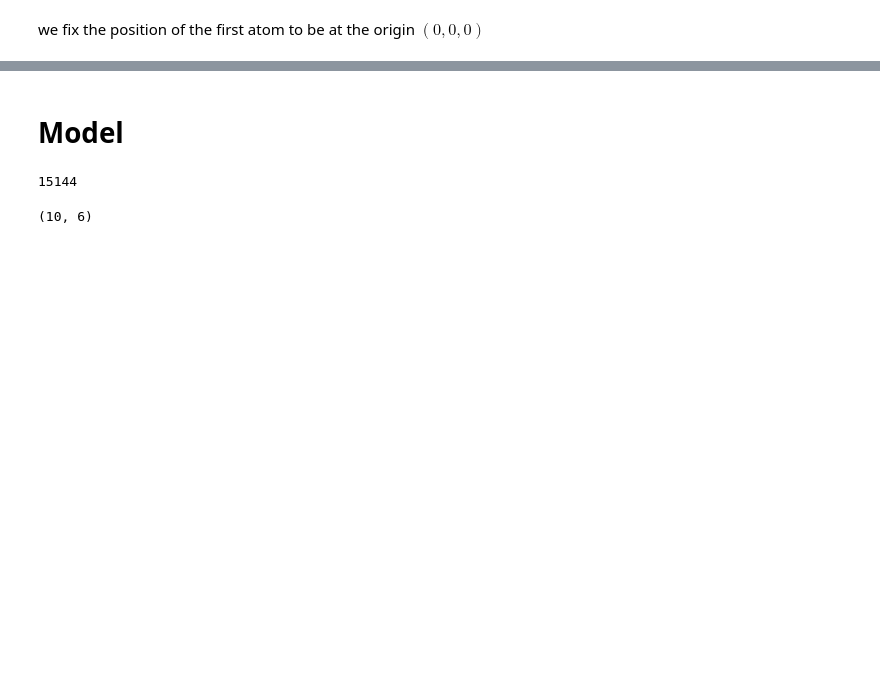
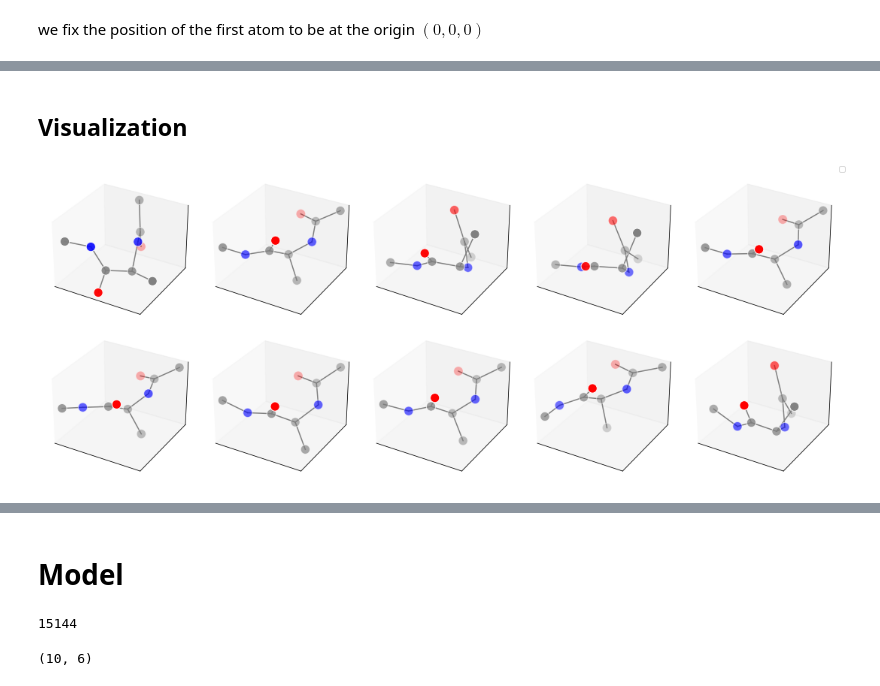
Before and after one commit to wangleiphy/ml4p, a Jupyter notebook: projects/alanine_dipeptide.ipynb, the cells around one changed output, grey strips where cells are left out. Saved outputs shown, nothing was run; the diff lists cells and outputs as text; code cells hidden in the pictures; blank space fills up the shorter version.

```diff
--- a/projects/alanine_dipeptide.ipynb
+++ b/projects/alanine_dipeptide.ipynb
@@ -77,0 +82,37 @@ Array([[ 0.        ,  0.        ,  0.        ],
+# %% [markdown]
+## Visualization
+# %%
+smiles = 'CC(=O)NC(C)C(=O)NC' # SMILES for alanine dipeptide
+mol = read_smiles(smiles)
+elements = nx.get_node_attributes(mol, name = "element")
+color_map = ['gray','gray','red','blue','gray','gray','gray','red','blue','gray']
+L = 23.222 # box length in Angstrom https://markovmodel.github.io/mdshare/ALA2/#alanine-dipeptide
+# %%
+def batch_plot(data):
+    """
+        Plot 10 molecules in data
+    """
+    fig, axes = plt.subplots(nrows=2, ncols=5, figsize=(15, 6), subplot_kw={'xticks': [], 'yticks': [], 'zticks': [], 'projection': '3d'})
+    for i, ax in enumerate(axes.flat):
+
+        # 3d spring layout
+        pos = dict(zip(range(10), data[i]*L))
+
+        # Extract node and edge positions from the layout
+        node_xyz = np.array([pos[v] for v in sorted(mol)])
+        edge_xyz = np.array([(pos[u], pos[v]) for u, v in mol.edges()])
+
+        # Plot the nodes - alpha is scaled by "depth" automatically
+        ax.scatter(*node_xyz.T, s=150, ec="w", c=color_map)
+
+        # Plot the edges
+        for vizedge in edge_xyz:
+            ax.plot(*vizedge.T, color="tab:gray")
+
+    lines_labels = [ax.get_legend_handles_labels() for ax in fig.axes]
+    lines, labels = [sum(lol, []) for lol in zip(*lines_labels)]
+    fig.legend(lines, labels)
+    fig.tight_layout()
+
+    # plt.close(fig)
+    return fig
@@ -77,0 +139,4 @@ Array([[ 0.        ,  0.        ,  0.        ],
+# %%
+fig = batch_plot(train_data)
+# %% [output]
+[figure, added]
```
Also changed, not shown: parts of 21 cells of this notebook.
